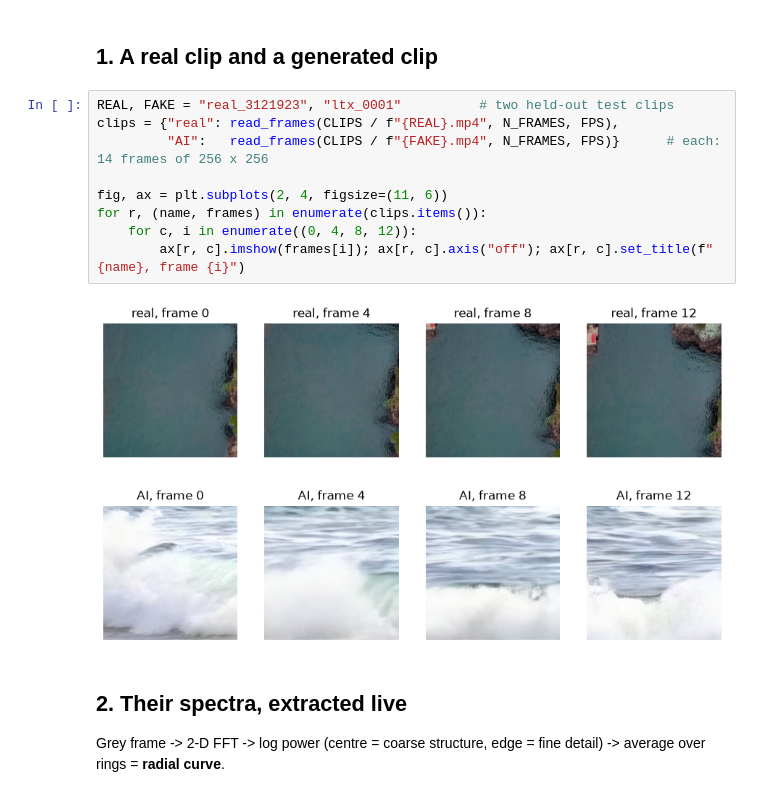
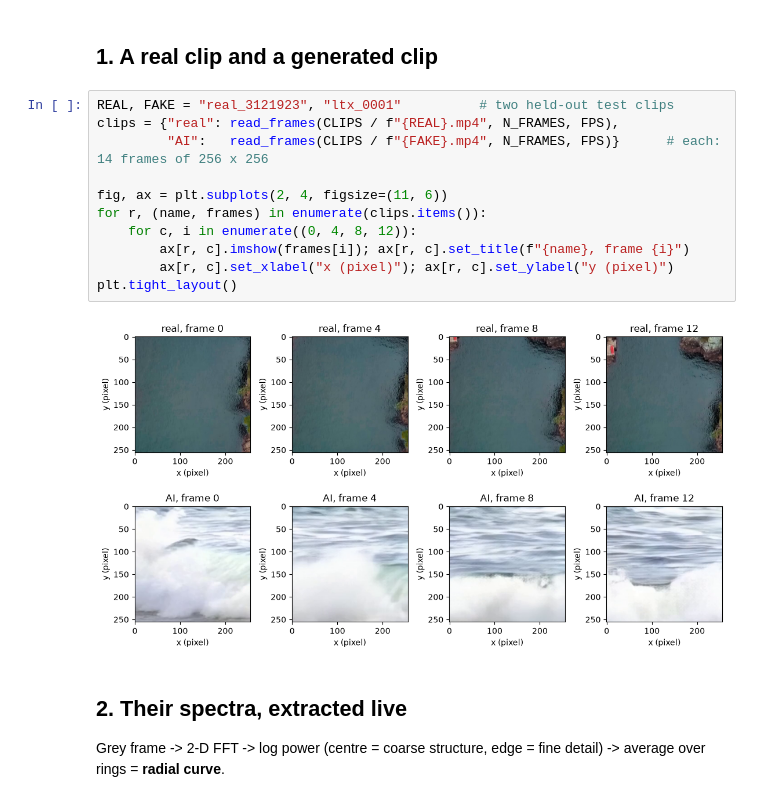
Before and after one commit to Astitva-Garg/Detection-of-AI-Generated-Video-via-Frequency-Domain, a Jupyter notebook: demo.ipynb, the cells around one changed output. Drawn from its saved outputs; the diff is of its cells as text.

```diff
--- a/demo.ipynb
+++ b/demo.ipynb
@@ -19,14 +19,16 @@ from src.models import data as D
 # %%
 REAL, FAKE = "real_3121923", "ltx_0001"          # two held-out test clips
 clips = {"real": read_frames(CLIPS / f"{REAL}.mp4", N_FRAMES, FPS),
          "AI":   read_frames(CLIPS / f"{FAKE}.mp4", N_FRAMES, FPS)}      # each: 14 frames of 256 x 256
 
 fig, ax = plt.subplots(2, 4, figsize=(11, 6))
 for r, (name, frames) in enumerate(clips.items()):
     for c, i in enumerate((0, 4, 8, 12)):
-        ax[r, c].imshow(frames[i]); ax[r, c].axis("off"); ax[r, c].set_title(f"{name}, frame {i}")
+        ax[r, c].imshow(frames[i]); ax[r, c].set_title(f"{name}, frame {i}")
+        ax[r, c].set_xlabel("x (pixel)"); ax[r, c].set_ylabel("y (pixel)")
+plt.tight_layout()
 # %% [output]
-[figure, old version]
+[figure, new version]
 # %% [markdown]
 ## 2. Their spectra, extracted live
 
```
Also changed, not shown: parts of 2 cells of this notebook.
